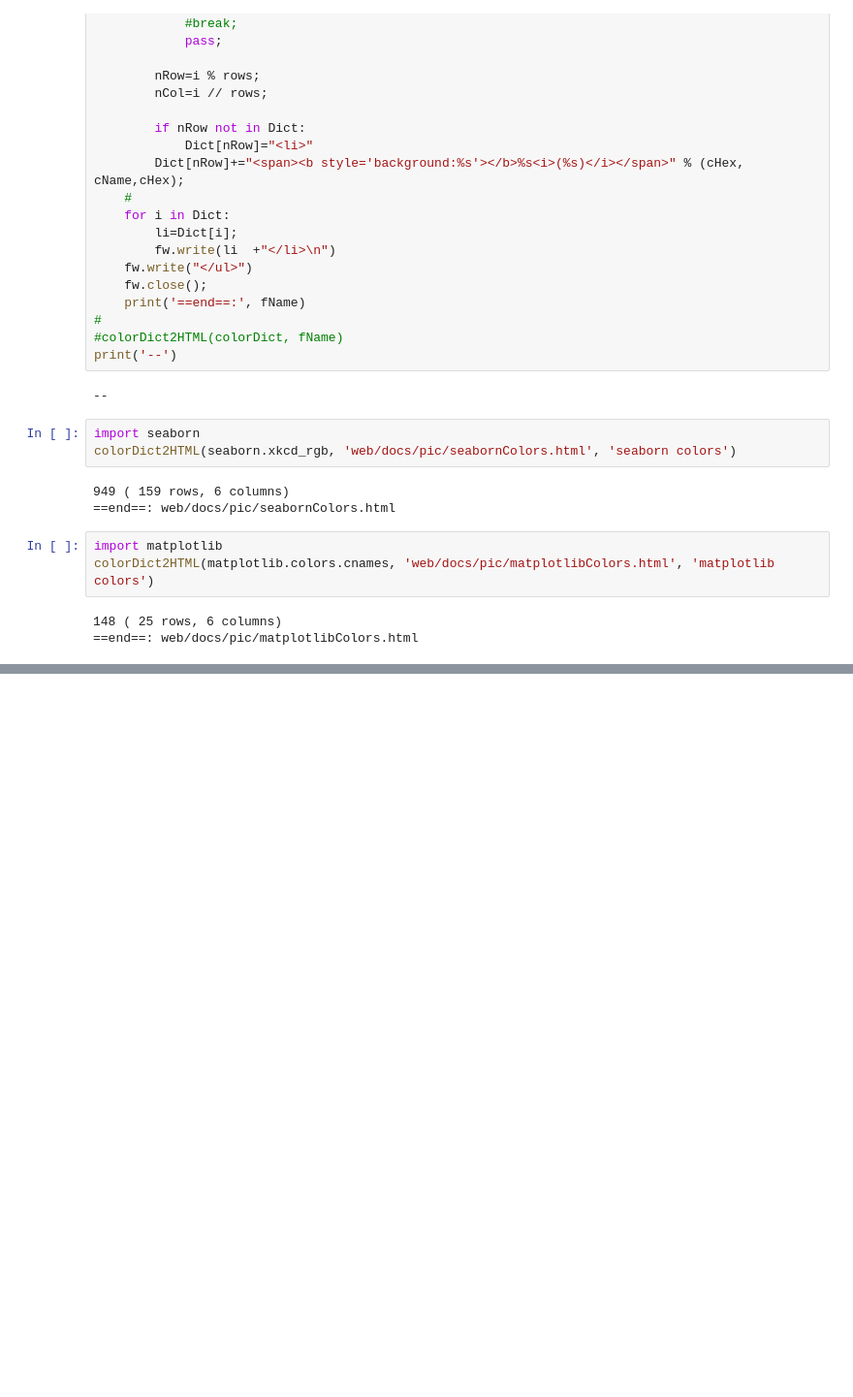
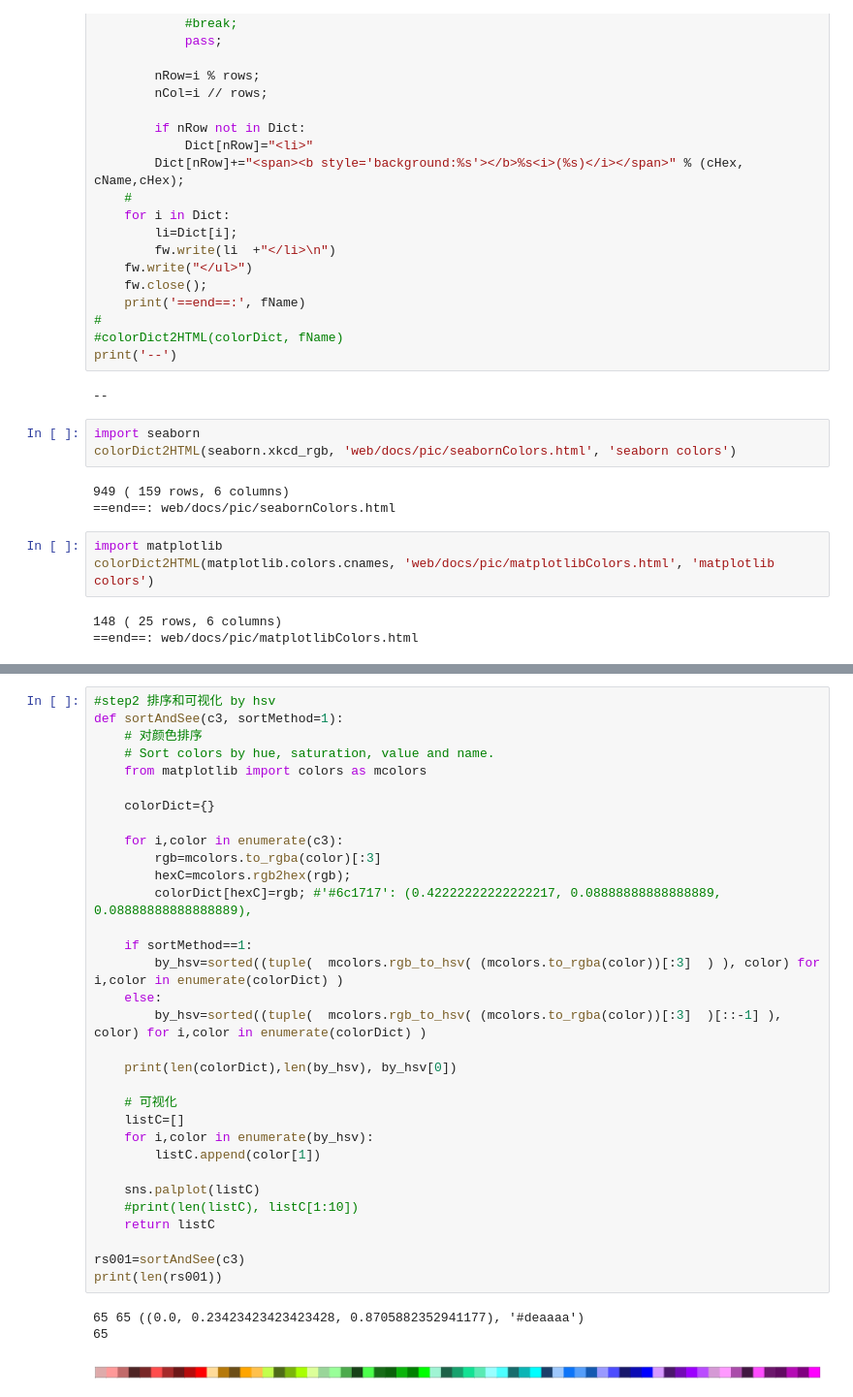
Before and after one commit to DawnEve/ML_MachineLearning, a Jupyter notebook: pythonPKG/matplotlib_demo.ipynb, the cells around one changed output, grey strips where cells are left out. Shown at 97% size. Cells and saved outputs as stored; diff of their text form; blank space fills up the shorter version.

```diff
--- a/pythonPKG/matplotlib_demo.ipynb
+++ b/pythonPKG/matplotlib_demo.ipynb
@@ -1164,0 +1263,36 @@ colorDict2HTML(matplotlib.colors.cnames, 'web/docs/pic/matplotlibColors.html', '
+# %%
+#step2 排序和可视化 by hsv
+def sortAndSee(c3, sortMethod=1):
+    # 对颜色排序
+    # Sort colors by hue, saturation, value and name.
+    from matplotlib import colors as mcolors
+
+    colorDict={}
+
+    for i,color in enumerate(c3):
+        rgb=mcolors.to_rgba(color)[:3]
+        hexC=mcolors.rgb2hex(rgb);
+        colorDict[hexC]=rgb; #'#6c1717': (0.42222222222222217, 0.08888888888888889, 0.08888888888888889),
+
+    if sortMethod==1:
+        by_hsv=sorted((tuple(  mcolors.rgb_to_hsv( (mcolors.to_rgba(color))[:3]  ) ), color) for i,color in enumerate(colorDict) )
+    else:
+        by_hsv=sorted((tuple(  mcolors.rgb_to_hsv( (mcolors.to_rgba(color))[:3]  )[::-1] ), color) for i,color in enumerate(colorDict) )
+
+    print(len(colorDict),len(by_hsv), by_hsv[0])
+
+    # 可视化
+    listC=[]
+    for i,color in enumerate(by_hsv):
+        listC.append(color[1])
+
+    sns.palplot(listC)
+    #print(len(listC), listC[1:10])
+    return listC
+
+rs001=sortAndSee(c3)
+print(len(rs001))
+# %% [output]
+65 65 ((0.0, 0.23423423423423428, 0.8705882352941177), '#deaaaa')
+65
+[figure, added]
```
Also changed, not shown: parts of 38 cells of this notebook, 13 other files.
